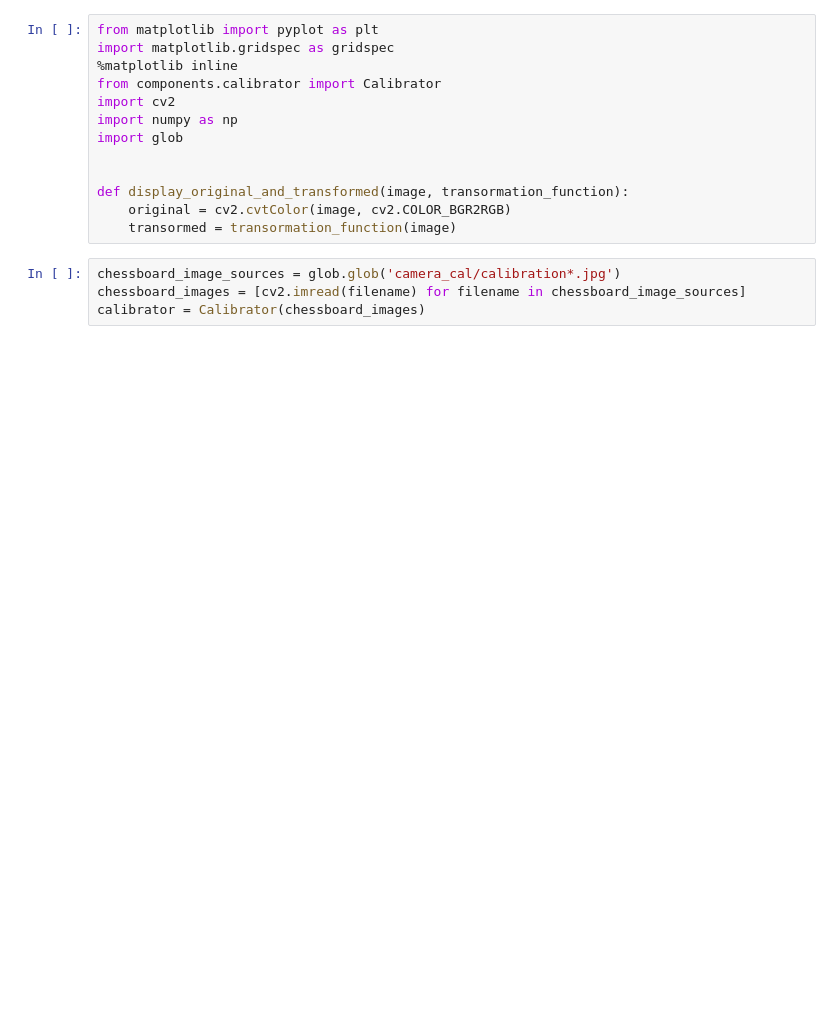
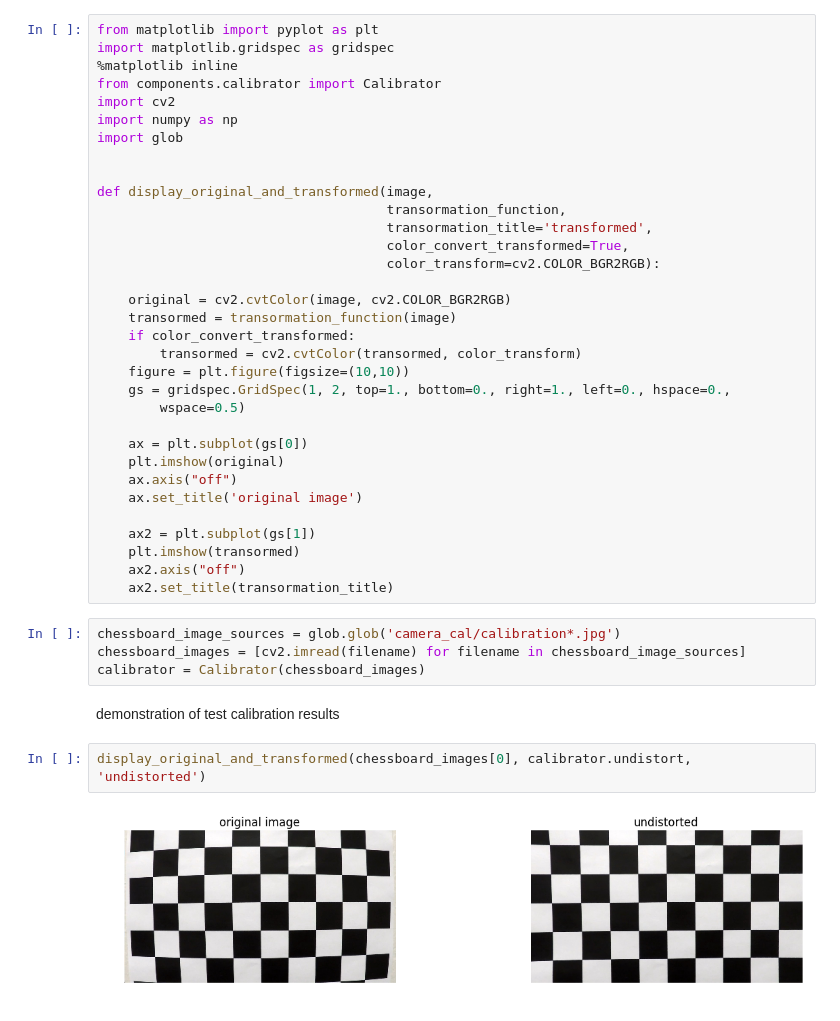
Before and after one commit to aditbiswas1/P4-Advanced-Lane-Lines, a Jupyter notebook: Readme.ipynb, the cells around one changed output. Cells and saved outputs as stored; diff of their text form; blank space fills up the shorter version.

Commit message:
apply undistortion to test images

```diff
--- a/Readme.ipynb
+++ b/Readme.ipynb
@@ -30,10 +30,36 @@ import numpy as np
 import glob
 
 
-def display_original_and_transformed(image, transormation_function):
+def display_original_and_transformed(image,
+                                     transormation_function,
+                                     transormation_title='transformed',
+                                     color_convert_transformed=True,
+                                     color_transform=cv2.COLOR_BGR2RGB):
+
     original = cv2.cvtColor(image, cv2.COLOR_BGR2RGB)
     transormed = transormation_function(image)
+    if color_convert_transformed:
+        transormed = cv2.cvtColor(transormed, color_transform)
+    figure = plt.figure(figsize=(10,10))
+    gs = gridspec.GridSpec(1, 2, top=1., bottom=0., right=1., left=0., hspace=0.,
+        wspace=0.5)
+
+    ax = plt.subplot(gs[0])
+    plt.imshow(original)
+    ax.axis("off")
+    ax.set_title('original image')
+
+    ax2 = plt.subplot(gs[1])
+    plt.imshow(transormed)
+    ax2.axis("off")
+    ax2.set_title(transormation_title)
 # %%
 chessboard_image_sources = glob.glob('camera_cal/calibration*.jpg')
 chessboard_images = [cv2.imread(filename) for filename in chessboard_image_sources]
 calibrator = Calibrator(chessboard_images)
+# %% [markdown]
+demonstration of test calibration results
+# %%
+display_original_and_transformed(chessboard_images[0], calibrator.undistort, 'undistorted')
+# %% [output]
+[figure, added]
```
Also changed, not shown: parts of 4 cells of this notebook, 6 other files.
